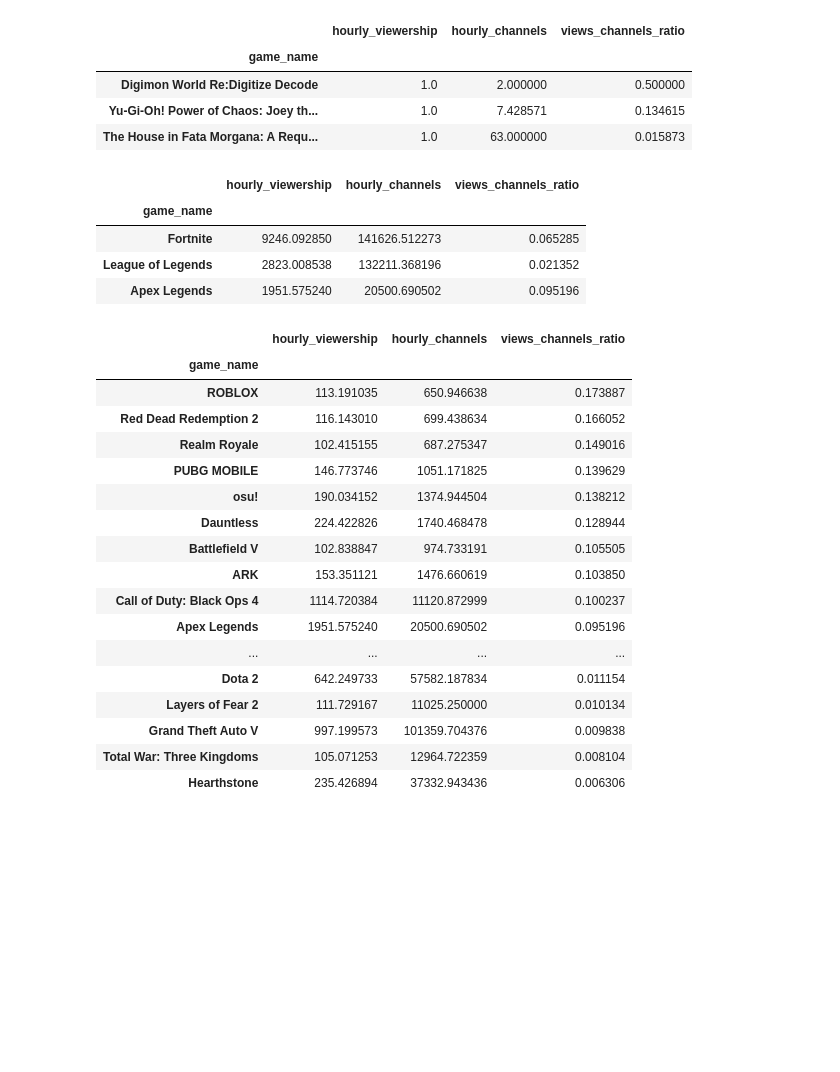
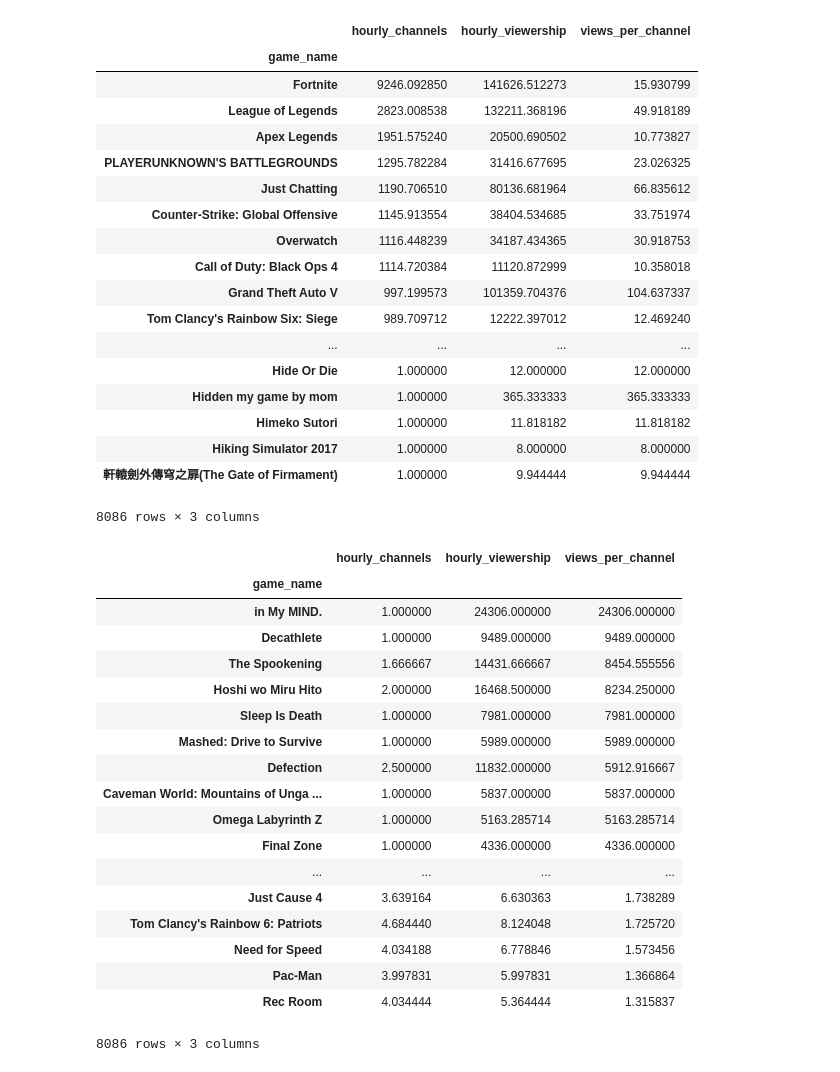
Before and after one commit to natashaborders-zz/Twitch_Streamers_Recommender, a Jupyter notebook: EDA/Sully_Data_EDA.ipynb, the cells around one changed output. Cells and saved outputs as stored; diff of their text form; code cells hidden in the pictures; blank space fills up the shorter version.

```diff
--- a/EDA/Sully_Data_EDA.ipynb
+++ b/EDA/Sully_Data_EDA.ipynb
@@ -3,7 +3,7 @@ import pandas as pd
 import numpy as np
 import matplotlib.pyplot as plt
 # %%
-colnames=['timestamp', 'game_name', 'hourly_viewership', 'hourly_channels']
+colnames=['timestamp', 'game_name', 'hourly_channels', 'hourly_viewership']
 sully = pd.read_csv('natasha.csv', names=colnames, header=None)
 # %%
 sully.info()
@@ -60,3 +82,5 @@ memory usage: 63.8+ MB
+# %%
+sully['views_per_channel'] = sully['hourly_viewership']/sully['hourly_channels']
 # %%
 sully.plot.line(x = 'timestamp', y = 'hourly_viewership')
 # %% [output]
@@ -100,16 +140,24 @@ trend.drop(labels = 'views_channels_ration', inplace = True, axis = 1)
+# %%
+trend = trend_channel[trend_channel['hourly_viewership']>5]
 # %%
-trend.sample(3)
+trend
 # %% [output]
-|  | hourly_viewership | hourly_channels | views_channels_ratio |
+|  | hourly_channels | hourly_viewership | views_per_channel |
 | game_name |  |  |  |
-| Digimon World Re:Digitize Decode | 1.0 | 2.000000 | 0.500000 |
-| Yu-Gi-Oh! Power of Chaos: Joey th... | 1.0 | 7.428571 | 0.134615 |
-| The House in Fata Morgana: A Requ... | 1.0 | 63.000000 | 0.015873 |
+| Fortnite | 9246.092850 | 141626.512273 | 15.930799 |
+| League of Legends | 2823.008538 | 132211.368196 | 49.918189 |
+| Apex Legends | 1951.575240 | 20500.690502 | 10.773827 |
+| PLAYERUNKNOWN'S BATTLEGROUNDS | 1295.782284 | 31416.677695 | 23.026325 |
+| Just Chatting | 1190.706510 | 80136.681964 | 66.835612 |
+| Counter-Strike: Global Offensive | 1145.913554 | 38404.534685 | 33.751974 |
+| Overwatch | 1116.448239 | 34187.434365 | 30.918753 |
+| Call of Duty: Black Ops 4 | 1114.720384 | 11120.872999 | 10.358018 |
+| Grand Theft Auto V | 997.199573 | 101359.704376 | 104.637337 |
+| Tom Clancy's Rainbow Six: Siege | 989.709712 | 12222.397012 | 12.469240 |
+| ... | ... | ... | ... |
+| Hide Or Die | 1.000000 | 12.000000 | 12.000000 |
+| Hidden my game by mom | 1.000000 | 365.333333 | 365.333333 |
+| Himeko Sutori | 1.000000 | 11.818182 | 11.818182 |
+| Hiking Simulator 2017 | 1.000000 | 8.000000 | 8.000000 |
+| 軒轅劍外傳穹之扉(The Gate of Firmament) | 1.000000 | 9.944444 | 9.944444 |
+8086 rows × 3 columns
-# %%
-trend.head(3)
-# %% [output]
-|  | hourly_viewership | hourly_channels | views_channels_ratio |
-| game_name |  |  |  |
-| Fortnite | 9246.092850 | 141626.512273 | 0.065285 |
-| League of Legends | 2823.008538 | 132211.368196 | 0.021352 |
-| Apex Legends | 1951.575240 | 20500.690502 | 0.095196 |
@@ -118,21 +164,22 @@ trend = trend[trend['hourly_viewership']>5]
 # %%
-trend.sort_values(by = 'views_channels_ratio', ascending = False)
+trend.sort_values(by = 'views_per_channel', ascending = False)
 # %% [output]
-|  | hourly_viewership | hourly_channels | views_channels_ratio |
+|  | hourly_channels | hourly_viewership | views_per_channel |
 | game_name |  |  |  |
-| ROBLOX | 113.191035 | 650.946638 | 0.173887 |
-| Red Dead Redemption 2 | 116.143010 | 699.438634 | 0.166052 |
-| Realm Royale | 102.415155 | 687.275347 | 0.149016 |
-| PUBG MOBILE | 146.773746 | 1051.171825 | 0.139629 |
-| osu! | 190.034152 | 1374.944504 | 0.138212 |
-| Dauntless | 224.422826 | 1740.468478 | 0.128944 |
-| Battlefield V | 102.838847 | 974.733191 | 0.105505 |
-| ARK | 153.351121 | 1476.660619 | 0.103850 |
-| Call of Duty: Black Ops 4 | 1114.720384 | 11120.872999 | 0.100237 |
-| Apex Legends | 1951.575240 | 20500.690502 | 0.095196 |
+| in My MIND. | 1.000000 | 24306.000000 | 24306.000000 |
+| Decathlete | 1.000000 | 9489.000000 | 9489.000000 |
+| The Spookening | 1.666667 | 14431.666667 | 8454.555556 |
+| Hoshi wo Miru Hito | 2.000000 | 16468.500000 | 8234.250000 |
+| Sleep Is Death | 1.000000 | 7981.000000 | 7981.000000 |
+| Mashed: Drive to Survive | 1.000000 | 5989.000000 | 5989.000000 |
+| Defection | 2.500000 | 11832.000000 | 5912.916667 |
+| Caveman World: Mountains of Unga ... | 1.000000 | 5837.000000 | 5837.000000 |
+| Omega Labyrinth Z | 1.000000 | 5163.285714 | 5163.285714 |
+| Final Zone | 1.000000 | 4336.000000 | 4336.000000 |
 | ... | ... | ... | ... |
-| Dota 2 | 642.249733 | 57582.187834 | 0.011154 |
-| Layers of Fear 2 | 111.729167 | 11025.250000 | 0.010134 |
-| Grand Theft Auto V | 997.199573 | 101359.704376 | 0.009838 |
-| Total War: Three Kingdoms | 105.071253 | 12964.722359 | 0.008104 |
-| Hearthstone | 235.426894 | 37332.943436 | 0.006306 |
+| Just Cause 4 | 3.639164 | 6.630363 | 1.738289 |
+| Tom Clancy's Rainbow 6: Patriots | 4.684440 | 8.124048 | 1.725720 |
+| Need for Speed | 4.034188 | 6.778846 | 1.573456 |
+| Pac-Man | 3.997831 | 5.997831 | 1.366864 |
+| Rec Room | 4.034444 | 5.364444 | 1.315837 |
+8086 rows × 3 columns
```
Also changed, not shown: parts of 15 cells of this notebook, 6 other files.
